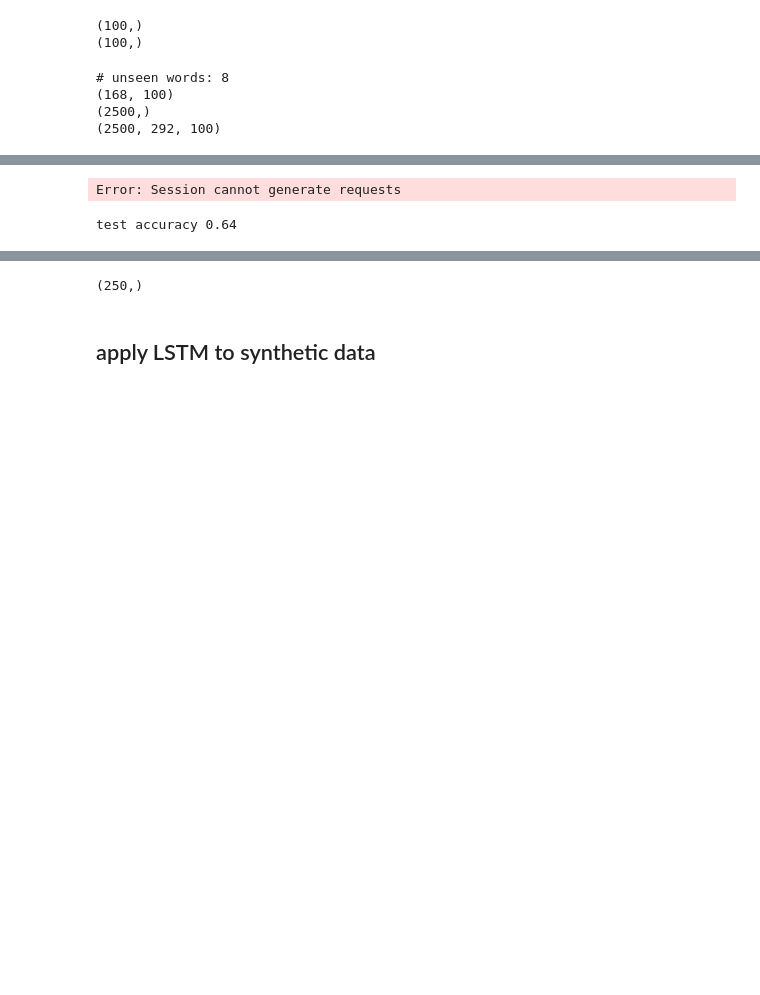
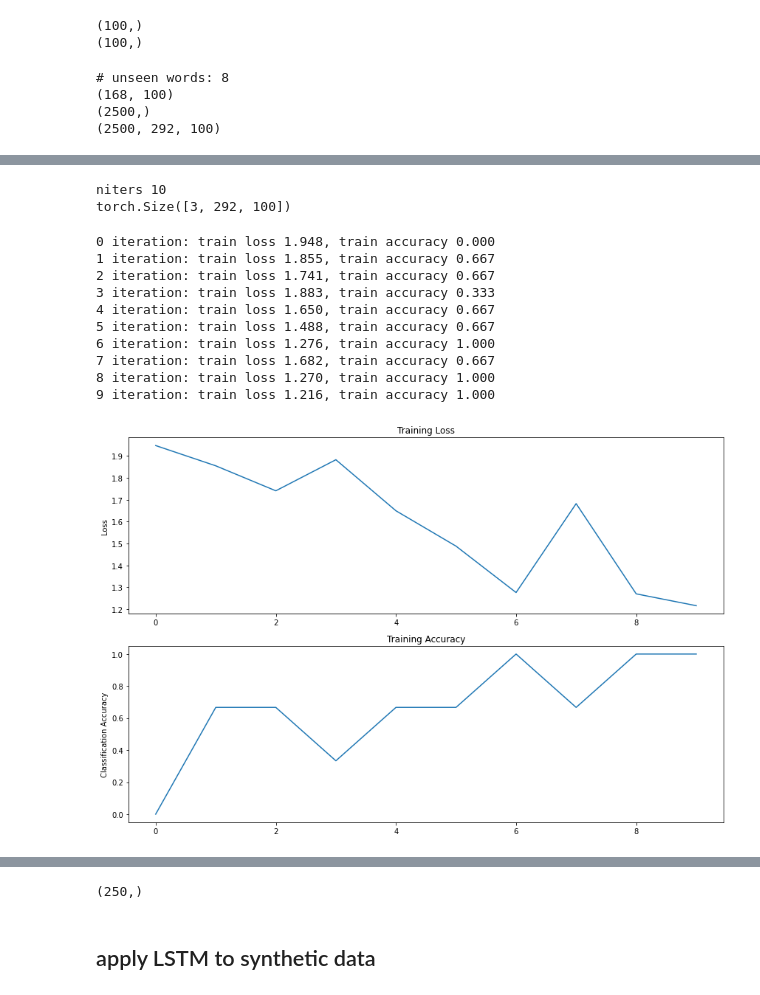
Before and after one commit to clarissaache/DocumentClassifier, a Jupyter notebook: lstmClassifier.ipynb, the cells around one changed output, grey strips where cells are left out. Cells and saved outputs as stored; diff of their text form; code cells hidden in the pictures; blank space fills up the shorter version.

```diff
--- a/lstmClassifier.ipynb
+++ b/lstmClassifier.ipynb
@@ -308,13 +309,19 @@ class myBi_LSTM(nn.Module):
 # %%
 
 net = myBi_LSTM(embedding_dim=embedding_dim,hidden_dim=50,output_dim=n_topics)
-net.train(X_train,Y_train,n_iters=1000)
+net.train(X_train[:3],Y_train[:3],n_iters=10)
 net.plot_training_progress()
 # %% [output]
-Error: Session cannot generate requests
+niters 10
+torch.Size([3, 292, 100])
+0 iteration: train loss 1.948, train accuracy 0.000
+1 iteration: train loss 1.855, train accuracy 0.667
+2 iteration: train loss 1.741, train accuracy 0.667
+3 iteration: train loss 1.883, train accuracy 0.333
+4 iteration: train loss 1.650, train accuracy 0.667
+5 iteration: train loss 1.488, train accuracy 0.667
+6 iteration: train loss 1.276, train accuracy 1.000
+7 iteration: train loss 1.682, train accuracy 0.667
+8 iteration: train loss 1.270, train accuracy 1.000
+9 iteration: train loss 1.216, train accuracy 1.000
+[figure, added]
-# %%
-y_pred= net.predict(X_test)
-test_accuracy = np.sum(y_pred==Y_test)/len(Y_test)
-print("test accuracy",test_accuracy)
-# %% [output]
-test accuracy 0.64
```
Also changed, not shown: parts of 7 cells of this notebook.
